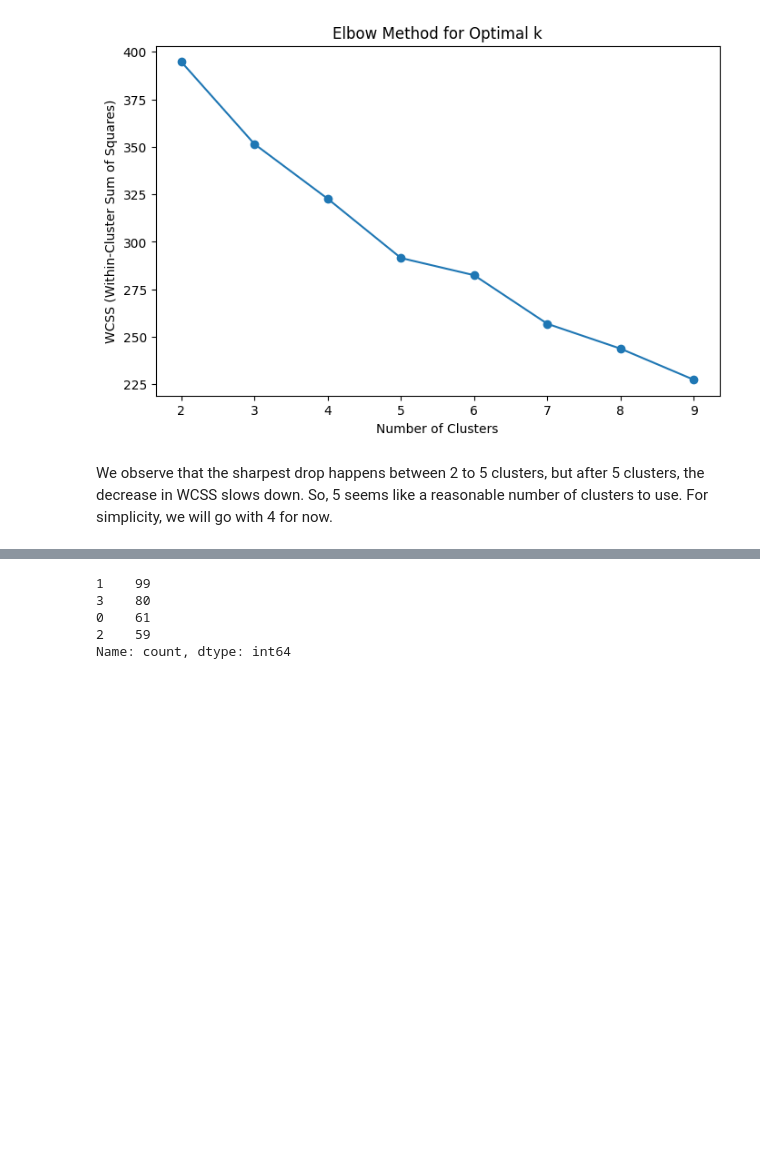
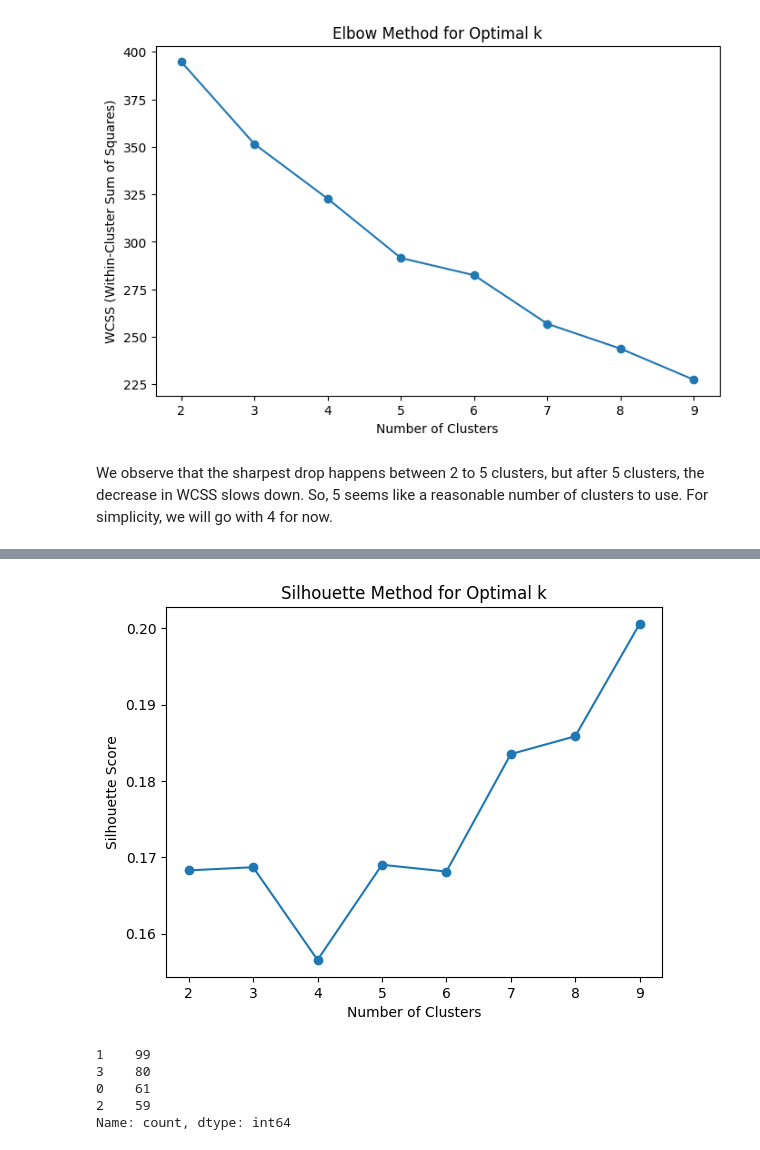
Before and after one commit to yuri-spizhovyi-mit/ET6-ML, a Jupyter notebook: clustering/Recitation.ipynb, the cells around one changed output, grey strips where cells are left out. Saved outputs shown, nothing was run; the diff lists cells and outputs as text; code cells hidden in the pictures; blank space fills up the shorter version.

```diff
--- a/clustering/Recitation.ipynb
+++ b/clustering/Recitation.ipynb
@@ -274,2 +288,23 @@ We observe that the sharpest drop happens between 2 to 5 clusters, but after 5 c
+# %%
+from sklearn.metrics import silhouette_score
+from sklearn.cluster import KMeans
+
+sil_scores = []
+cluster_range = range(2, 10)
+
+for k in cluster_range:
+    kmeans = KMeans(n_clusters=k, random_state=88)
+    kmeans.fit(data_processed)
+    labels = kmeans.labels_
+    sil_scores.append(silhouette_score(data_processed, labels))
+
+# Plot the scores
+plt.plot(cluster_range, sil_scores, marker='o')
+plt.xlabel("Number of Clusters")
+plt.ylabel("Silhouette Score")
+plt.title("Silhouette Method for Optimal k")
+plt.show()
+# %% [output]
+[figure, added]
 # %%
 # Set the seed for reproducibility
```
Also changed, not shown: parts of 5 cells of this notebook.
